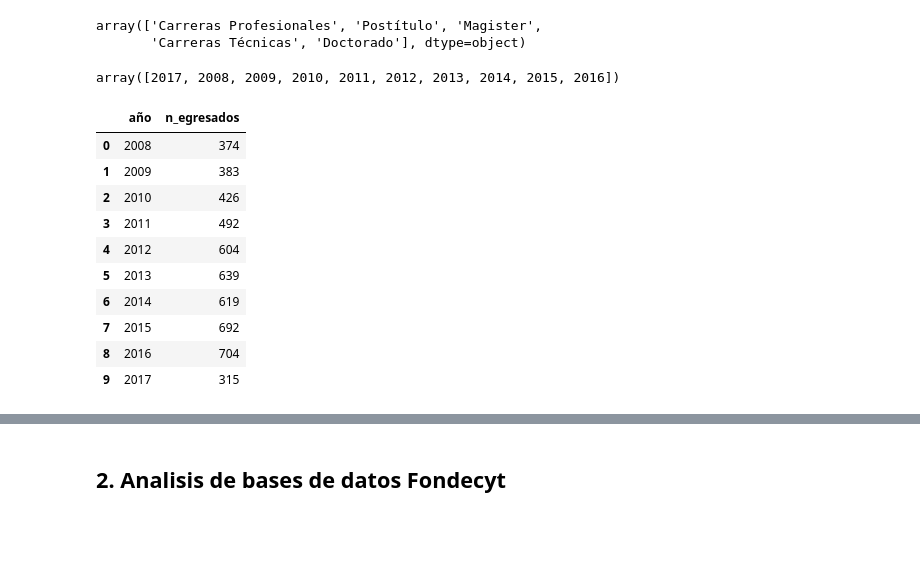
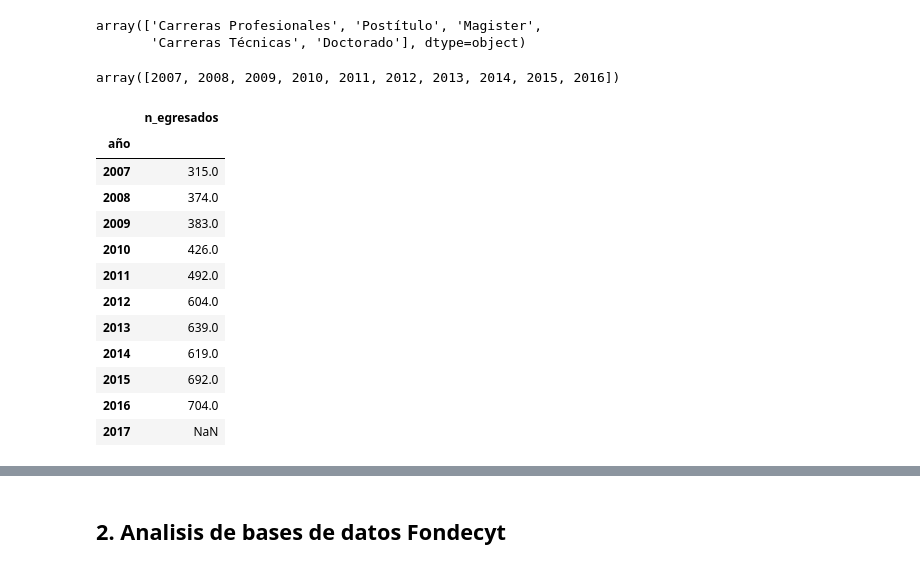
Before and after one commit to anipchile/encuesta_2018, a Jupyter notebook: notebooks/05 - Analisis Mineduc y Conicyt.ipynb, the cells around one changed output, grey strips where cells are left out. Cells and saved outputs as stored; diff of their text form; code cells hidden in the pictures; blank space fills up the shorter version.

```diff
--- a/notebooks/05 - Analisis Mineduc y Conicyt.ipynb
+++ b/notebooks/05 - Analisis Mineduc y Conicyt.ipynb
@@ -74,26 +75,29 @@ data_df['CARRERA CLASIFICACIÓN NIVEL 2'].unique()
 array(['Carreras Profesionales', 'Postítulo', 'Magister',
        'Carreras Técnicas', 'Doctorado'], dtype=object)
 # %%
-año_str={'TIT_2007':2017, 'TIT_2008':2008, 'TIT_2009':2009, 'TIT_2010':2010, 'TIT_2011':2011,
+año_str={'TIT_2007':2007, 'TIT_2008':2008, 'TIT_2009':2009, 'TIT_2010':2010, 'TIT_2011':2011,
        'TIT_2012':2012, 'TIT_2013':2013, 'TIT_2014':2014, 'TIT_2015':2015, 'TIT_2016':2016}
 data_df['año'] = data_df['AÑO'].map(año_str)
 # %%
 data_df['año'].unique()
 # %% [output]
-array([2017, 2008, 2009, 2010, 2011, 2012, 2013, 2014, 2015, 2016])
+array([2007, 2008, 2009, 2010, 2011, 2012, 2013, 2014, 2015, 2016])
 # %%
-mineduc_df=pd.DataFrame(data_df[data_df['CARRERA CLASIFICACIÓN NIVEL 1']=='Doctorado'].groupby('año')['TOTAL TITULADOS'].sum()).reset_index()
+mineduc_df=pd.DataFrame(data_df[data_df['CARRERA CLASIFICACIÓN NIVEL 1']=='Doctorado'].groupby('año')['TOTAL TITULADOS'].sum())#.reset_index()
 mineduc_df=mineduc_df.rename(columns={"TOTAL TITULADOS":"n_egresados"})
+mineduc_df.loc[2017]=np.NaN
 mineduc_df
 # %% [output]
-|  | año | n_egresados |
-| 0 | 2008 | 374 |
-| 1 | 2009 | 383 |
-| 2 | 2010 | 426 |
-| 3 | 2011 | 492 |
-| 4 | 2012 | 604 |
-| 5 | 2013 | 639 |
-| 6 | 2014 | 619 |
-| 7 | 2015 | 692 |
-| 8 | 2016 | 704 |
-| 9 | 2017 | 315 |
+|  | n_egresados |
+| año |  |
+| 2007 | 315.0 |
+| 2008 | 374.0 |
+| 2009 | 383.0 |
+| 2010 | 426.0 |
+| 2011 | 492.0 |
+| 2012 | 604.0 |
+| 2013 | 639.0 |
+| 2014 | 619.0 |
+| 2015 | 692.0 |
+| 2016 | 704.0 |
+| 2017 | NaN |
```
Also changed, not shown: parts of 7 cells of this notebook, 31 other files.
